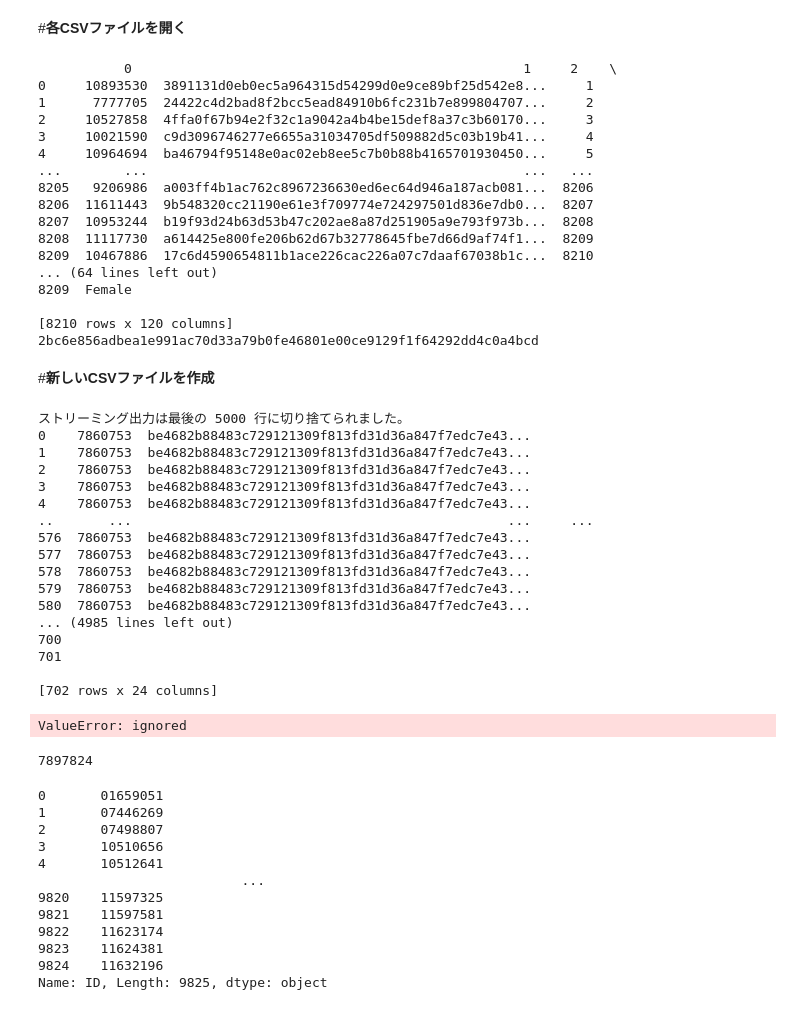
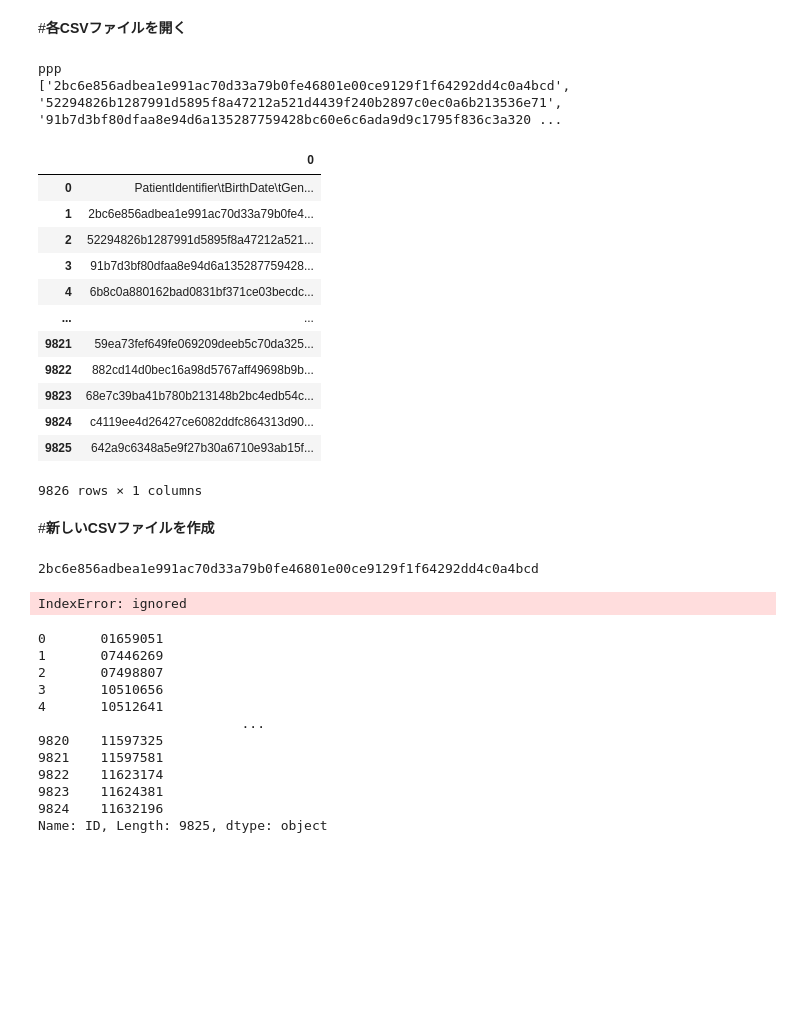
Before and after one commit to ykitaguchi77/manipulate_CSV, a Jupyter notebook: Anonymous_connect.ipynb, the cells around one changed output. Cells and saved outputs as stored; diff of their text form; code cells hidden in the pictures; blank space fills up the shorter version.

```diff
--- a/Anonymous_connect.ipynb
+++ b/Anonymous_connect.ipynb
@@ -44,7 +44,10 @@ with codecs.open(disease_path, "r", "utf-8", "ignore") as file:
 
 with codecs.open(patient_path, "r", "utf-8", "ignore") as file:
     df_data_patient = pd.read_csv(file, delimiter=",", header=None)
-    Hushed_ID_list = data_patient.iloc[1:,0].tolist()
+    Hushed_ID_list = df_data_patient.iloc[1:,0].tolist()
+    for i in range(len(Hushed_ID_list)):
+        Hushed_ID_list[i] = Hushed_ID_list[i].split("\t")[0]
+
 
 with codecs.open(connect_path, "r", "utf-8", "ignore") as file:
     df_data_connect = pd.read_csv(file, delimiter=",", header=None)
@@ -52,26 +55,28 @@ with codecs.open(connect_path, "r", "utf-8", "ignore") as file:
 with codecs.open(previous_path, "r", "utf-8", "ignore") as file:
     df_data_previous = pd.read_csv(file, delimiter=",", header=None)
 
-print(df_data_previous)
-print(Hushed_ID_list[0])
+#print(df_data_previous)
+print("ppp")
+print(Hushed_ID_list)
 # %% [output]
-           0                                                  1     2    \
-0     10893530  3891131d0eb0ec5a964315d54299d0e9ce89bf25d542e8...     1
-1      7777705  24422c4d2bad8f2bcc5ead84910b6fc231b7e899804707...     2
-2     10527858  4ffa0f67b94e2f32c1a9042a4b4be15def8a37c3b60170...     3
-3     10021590  c9d3096746277e6655a31034705df509882d5c03b19b41...     4
-4     10964694  ba46794f95148e0ac02eb8ee5c7b0b88b4165701930450...     5
-...        ...                                                ...   ...
-8205   9206986  a003ff4b1ac762c8967236630ed6ec64d946a187acb081...  8206
-8206  11611443  9b548320cc21190e61e3f709774e724297501d836e7db0...  8207
-8207  10953244  b19f93d24b63d53b47c202ae8a87d251905a9e793f973b...  8208
-8208  11117730  a614425e800fe206b62d67b32778645fbe7d66d9af74f1...  8209
-8209  10467886  17c6d4590654811b1ace226cac226a07c7daaf67038b1c...  8210
-... (64 lines left out)
-8209  Female
-
-[8210 rows x 120 columns]
-2bc6e856adbea1e991ac70d33a79b0fe46801e00ce9129f1f64292dd4c0a4bcd
+ppp
+['2bc6e856adbea1e991ac70d33a79b0fe46801e00ce9129f1f64292dd4c0a4bcd', '52294826b1287991d5895f8a47212a521d4439f240b2897c0ec0a6b213536e71', '91b7d3bf80dfaa8e94d6a135287759428bc60e6c6ada9d9c1795f836c3a320 ...
+# %%
+df_data_patient
+# %% [output]
+|  | 0 |
+| 0 | PatientIdentifier\tBirthDate\tGen... |
+| 1 | 2bc6e856adbea1e991ac70d33a79b0fe4... |
+| 2 | 52294826b1287991d5895f8a47212a521... |
+| 3 | 91b7d3bf80dfaa8e94d6a135287759428... |
+| 4 | 6b8c0a880162bad0831bf371ce03becdc... |
+| ... | ... |
+| 9821 | 59ea73fef649fe069209deeb5c70da325... |
+| 9822 | 882cd14d0bec16a98d5767aff49698b9b... |
+| 9823 | 68e7c39ba41b780b213148b2bc4edb54c... |
+| 9824 | c4119ee4d26427ce6082ddfc864313d90... |
+| 9825 | 642a9c6348a5e9f27b30a6710e93ab15f... |
+9826 rows × 1 columns
 # %% [markdown]
 #**新しいCSVファイルを作成**
 # %%
@@ -81,7 +86,9 @@ df_newList = pd.DataFrame(columns=['ID', 'Hushed_ID', 'img_num','date', '1', '2'
 
 k=0
 for i in Hushed_ID_list:
-    id = df_data_connect[df_data_connect.iloc[0:,2] == i].iloc[0,0] #IDMapよりIDを抜き出す
+    print(i)
+    df_data_connect[df_data_connect.iloc[0:,2] == i].iloc[0,0]
+    #id = df_data_connect[df_data_connect.iloc[0:,2] == i].iloc[0,0] #IDMapよりIDを抜き出す
     birthdate = df_data_patient[df_data_patient.iloc[0:,0] == i].iloc[0,1].split(" ")[0] #PatientInfoより誕生日を抜き出し（スペースよりうしろは削除）
 
     disease = list(set(df_data_disease[df_data_disease.iloc[0:,0] == i].iloc[:,3].tolist())) #DiseaseInfoより病名を抜き出す(リスト化して重複を削除）
@@ -93,32 +100,13 @@ for i in Hushed_ID_list:
         disease = disease + [""]*(20-len(disease))
 
     newRow = [int(id), str(i), "", birthdate] + disease  #リストを結合
+    print(k)
     print(newRow)
     df_newList.loc[k] = newRow #結合したリストを行に追加
     k+=1
 # %% [output]
-ストリーミング出力は最後の 5000 行に切り捨てられました。
-0    7860753  be4682b88483c729121309f813fd31d36a847f7edc7e43...
-1    7860753  be4682b88483c729121309f813fd31d36a847f7edc7e43...
-2    7860753  be4682b88483c729121309f813fd31d36a847f7edc7e43...
-3    7860753  be4682b88483c729121309f813fd31d36a847f7edc7e43...
-4    7860753  be4682b88483c729121309f813fd31d36a847f7edc7e43...
-..       ...                                                ...     ...
-576  7860753  be4682b88483c729121309f813fd31d36a847f7edc7e43...
-577  7860753  be4682b88483c729121309f813fd31d36a847f7edc7e43...
-578  7860753  be4682b88483c729121309f813fd31d36a847f7edc7e43...
-579  7860753  be4682b88483c729121309f813fd31d36a847f7edc7e43...
-580  7860753  be4682b88483c729121309f813fd31d36a847f7edc7e43...
-... (4985 lines left out)
-700
-701
-
-[702 rows x 24 columns]
+2bc6e856adbea1e991ac70d33a79b0fe46801e00ce9129f1f64292dd4c0a4bcd
-ValueError: ignored
+IndexError: ignored
-# %%
-print(int("07897824"))
-# %% [output]
-7897824
 # %%
 #print(df_newList)
 
```
